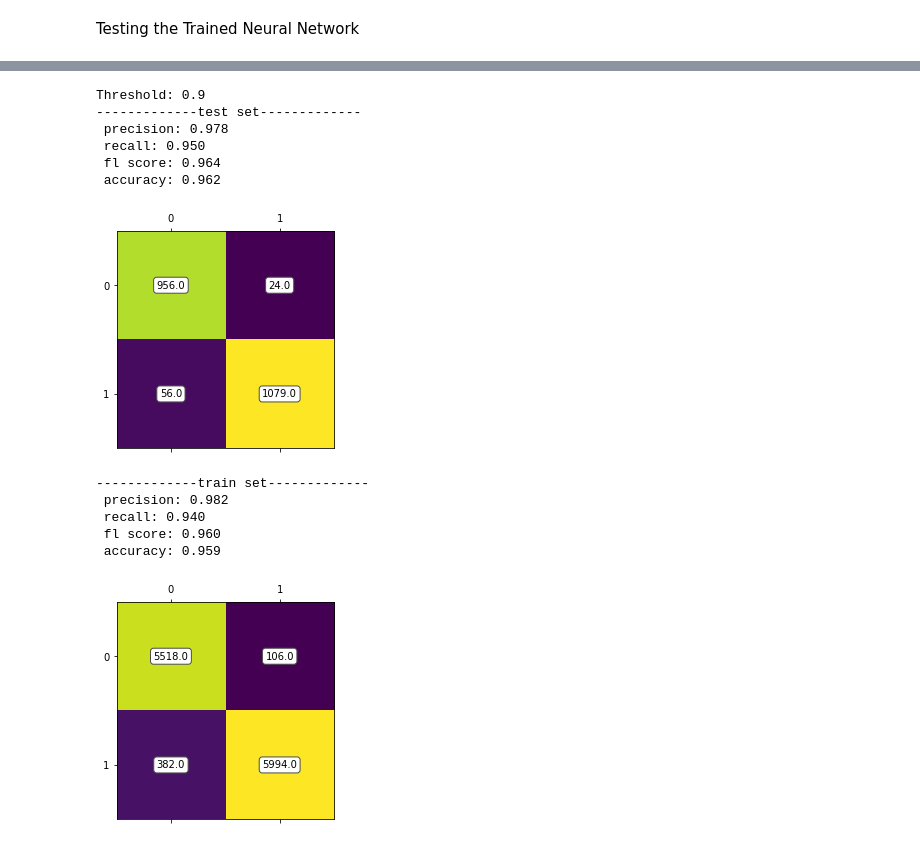
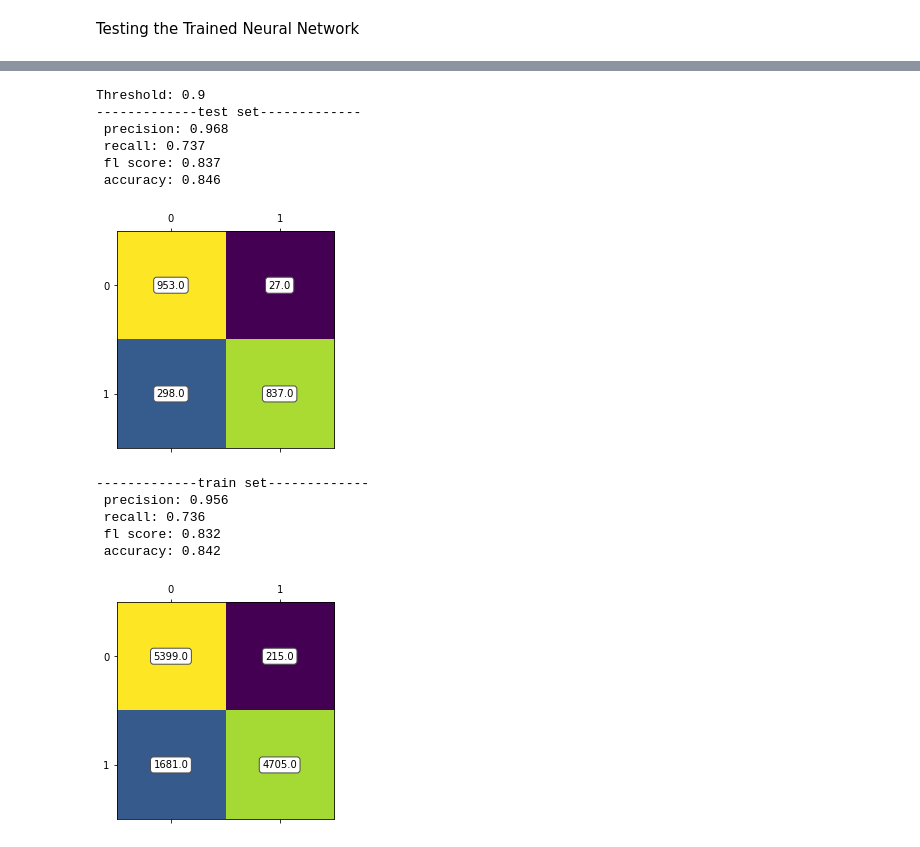
Before and after one commit to linearsachin/mnist-digit-classifier, a Jupyter notebook: mnistxx.ipynb, the cells around one changed output, grey strips where cells are left out. Drawn from its saved outputs; the diff is of its cells as text; code cells hidden in the pictures.

```diff
--- a/mnistxx.ipynb
+++ b/mnistxx.ipynb
@@ -147,7 +147,7 @@ class NeuralNetwork():
         return output
 
     def evaluate(self,input_X,output_y,threshold=0.5):
-        predictions = self.predict(input_X, self.params,threshold)
+        predictions = self.predict(input_X,threshold)
         print( " precision:" , str(precision_score(output_y,predictions))[:5],"\n",
         "recall:",str(recall_score(output_y,predictions))[:5],"\n",
         "fl score:",str(f1_score(output_y,predictions))[:5],"\n",
@@ -499,22 +343,22 @@ Threshold: 0.7
 # %%
 thres = 0.9
 print("Threshold:",str(thres))
 print("-------------test set-------------")
-evaluate(testX,testY,params_,thres)
+nn.evaluate(testX,testY,thres)
 
 print("-------------train set-------------")
-evaluate(images,labels,params_,thres)
+nn.evaluate(images,labels,thres)
 # %% [output]
 Threshold: 0.9
 -------------test set-------------
- precision: 0.978
- recall: 0.950
- fl score: 0.964
- accuracy: 0.962
+ precision: 0.968
+ recall: 0.737
+ fl score: 0.837
+ accuracy: 0.846
-[figure, old version]
+[figure, new version]
 -------------train set-------------
- precision: 0.982
- recall: 0.940
- fl score: 0.960
- accuracy: 0.959
+ precision: 0.956
+ recall: 0.736
+ fl score: 0.832
+ accuracy: 0.842
-[figure, old version]
+[figure, new version]
```
Also changed, not shown: parts of 19 cells of this notebook.
